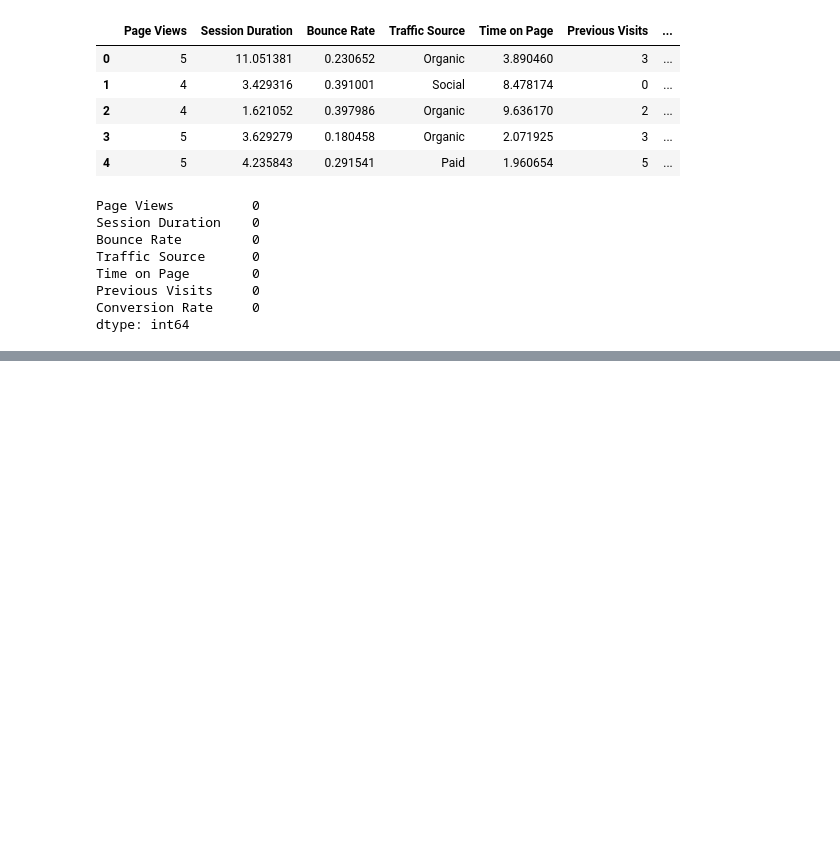
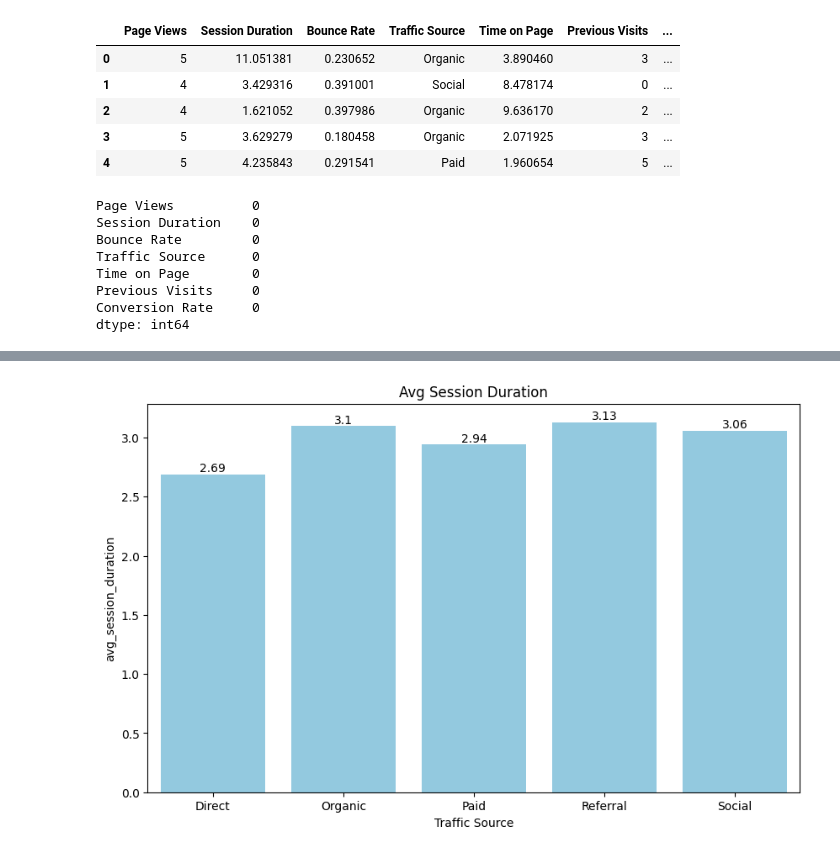
Before and after one commit to soham-bhagwat/Data-Analysis-EDA, a Jupyter notebook: website-traffic-eda.ipynb, the cells around one changed output, grey strips where cells are left out. Cells and saved outputs as stored; diff of their text form; code cells hidden in the pictures; blank space fills up the shorter version.

```diff
--- a/website-traffic-eda.ipynb
+++ b/website-traffic-eda.ipynb
@@ -32,0 +59,3 @@ dtype: int64
+# %%
+session_duration = round(df.groupby('Traffic Source')['Session Duration'].mean().reset_index(name = 'avg_session_duration'),2)
+session_duration
@@ -32,0 +69,9 @@ dtype: int64
+# %%
+plt.figure(figsize = (10, 6))
+ax = sns.barplot(data = session_duration, x = 'Traffic Source', y = 'avg_session_duration', color = 'skyblue')
+ax.bar_label(ax.containers[0], fontsize = 10)
+plt.title('Avg Session Duration')
+plt.xlabel('Traffic Source')
+plt.ylabel = ('Average duration (in secs)')
+# %% [output]
+[figure, added]
```
Also changed, not shown: parts of 8 cells of this notebook.
